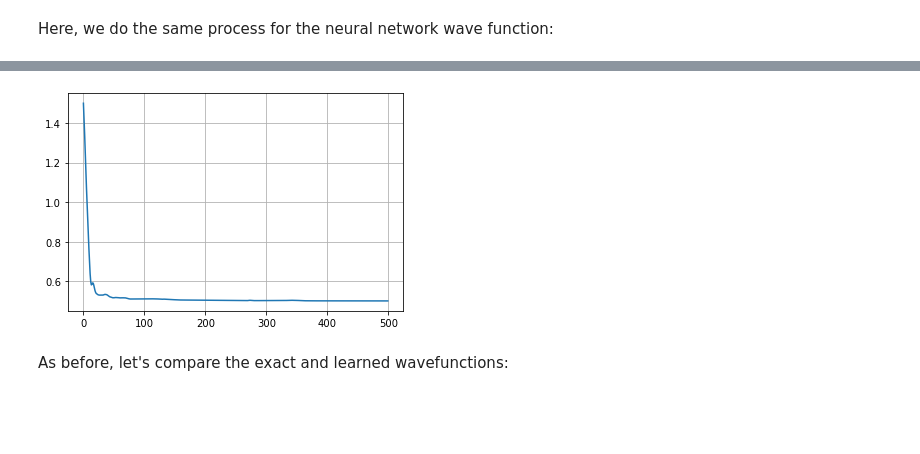
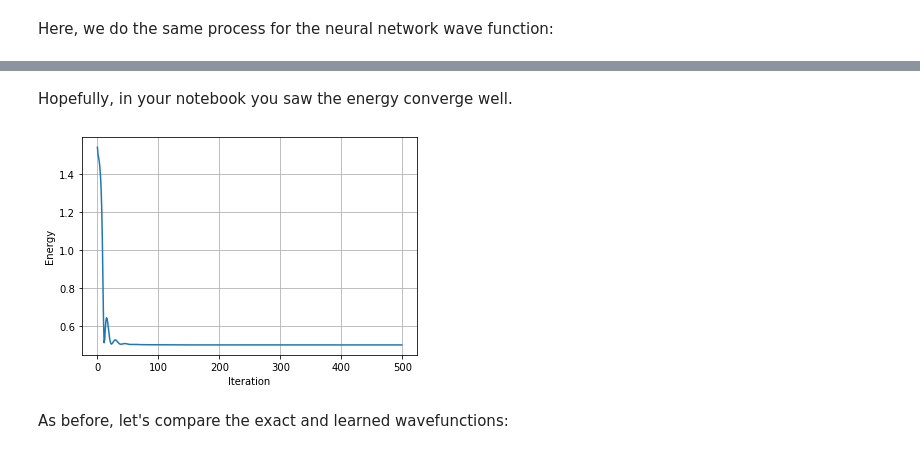
Before and after one commit to Nuclear-Physics-with-Machine-Learning/MLQM, a Jupyter notebook: Harmonic Oscillator TF.ipynb, the cells around one changed output, grey strips where cells are left out. Cells and saved outputs as stored; diff of their text form; code cells hidden in the pictures; blank space fills up the shorter version.

Commit message:
Update HO notebook with Tensorflow

```diff
--- a/Harmonic Oscillator TF.ipynb
+++ b/Harmonic Oscillator TF.ipynb
@@ -195,9 +200,9 @@ class NeuralWavefunction(tf.keras.layers.Layer):
     def call(self, inputs):
         x = inputs
         x = self.layer1(x)
-        x = tf.nn.relu(x)
+        x = tf.nn.tanh(x)
         x = self.layer2(x)
-        x = tf.nn.relu(x)
+        x = tf.nn.tanh(x)
         x = self.layer3(x)
 
         boundary_condition = self.exp(inputs)
@@ -384,6 +389,3 @@ tf.Tensor(1.7881393e-07, shape=(), dtype=float32)
 As desired, it matches well.  The largest difference is $10^{-7}$
 # %% [markdown]
 Now that we have the derivative, we can look at computing the energy.  We need three terms: kinetic energy, potential energy, and normalization.
-# %%
-def normalization(wavefunction, inputs, delta):
-    return tf.reduce_sum(wavefunction(inputs) ** 2) * delta
@@ -720,9 +690,14 @@ w_nn.trainable_variables
+# %% [markdown]
+Hopefully, in your notebook you saw the energy converge well.
 # %%
+
 plt.plot(step_history, energy_history)
 plt.grid(True)
+plt.ylabel("Energy")
+plt.xlabel("Iteration")
 plt.show()
 # %% [output]
-[figure, old version]
+[figure, new version]
 # %% [markdown]
 As before, let's compare the exact and learned wavefunctions:
 # %%
```
Also changed, not shown: parts of 35 cells of this notebook.
